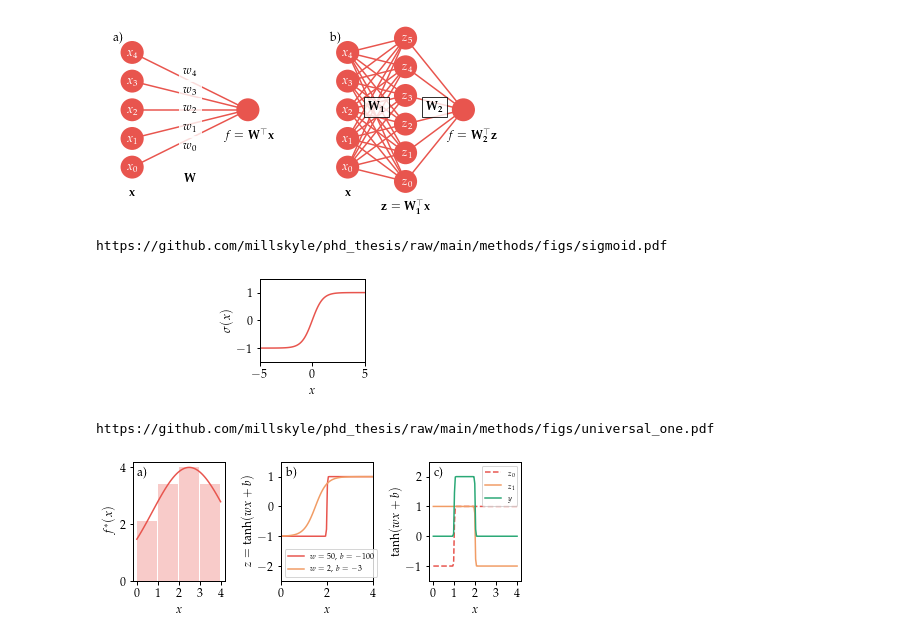
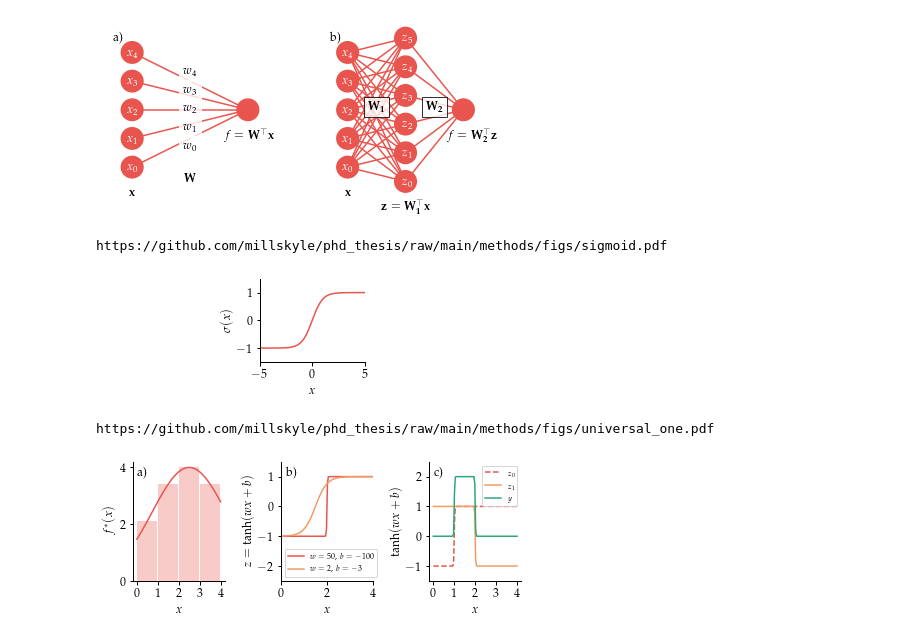
Before and after one commit to millskyle/phd_thesis, a Jupyter notebook: methods/methods_figures.ipynb, the cells around one changed output. Saved outputs shown, nothing was run; the diff lists cells and outputs as text; code cells hidden in the pictures.

```diff
--- a/methods/methods_figures.ipynb
+++ b/methods/methods_figures.ipynb
@@ -85,8 +61,7 @@ for a in ax:
     a.set_yticks([])
     a.set_xlim([-0.25,1.25])
     a.set_ylim([-0.35,1.2])
-    a.spines['right'].set_visible(False)
-    a.spines['top'].set_visible(False)
+    spineless(a)
 
 publish_figure("example_functions.pdf")
 # %% [output]
@@ -168,19 +143,6 @@ publish_figure("intro_neuralnet.pdf")
 https://github.com/millskyle/phd_thesis/raw/main/methods/figs/intro_neuralnet.pdf
 [figure]
 # %%
-#Activation functions
-
-def sigmoid(x):
-    return 1/(1+np.exp(-(x)))
-
-def relu(x):
-    return np.maximum(0,x)
-
-def leaky_relu(x):
-    return np.maximum(0.05*x,x)
-
-def elu(xx, aa):
-    return [aa*(np.exp(x)-1) if x < 0 else x for x in xx]
 
 
 x = np.linspace(-5,5,100)
@@ -199,11 +161,12 @@ axs[1].set_yticks([-1,0,1])
 axs[1].set_xticks([-5,0,5])
 axs[1].set_xlabel("$x$")
 axs[1].set_ylabel("$\sigma(x)$")
+spineless(axs[1])
 
 publish_figure("sigmoid.pdf")
 # %% [output]
 https://github.com/millskyle/phd_thesis/raw/main/methods/figs/sigmoid.pdf
-[figure, old version]
+[figure, new version]
 # %%
 fig, ax = triple_wide()
 
@@ -214,31 +177,32 @@ def f(x):
 x = np.linspace(0, 4, num=100)
 y = f(x)
 ax[0].plot(x,y)
 ax[0].set_xticks([0, 1, 2, 3, 4])
 ax[0].bar(np.arange(4)+0.5, f(np.arange(4)+0.5), width=0.95, alpha=0.3)
 ax[0].set_ylabel("$f^{*}(x)$")
 
 ax[1].plot(x, np.tanh(50*x-100), label="$w=50,\ b=-100$")
 ax[1].plot(x, np.tanh(2*x-3), label="$w=2,\ b=-3$")
 ax[1].set_xlim([0,4])
 ax[1].set_ylim([-2.5,1.5])
 ax[1].legend(fontsize=8)
 ax[1].set_ylabel("$z=\\tanh(wx+b)$")
 
 
 ax[2].plot(x, np.tanh(50*x-50), '--', label='$z_0$')
 ax[2].plot(x, np.tanh(-50*x+100), '-', label='$z_1$')
 ax[2].plot(x, np.tanh(50*x-50) + np.tanh(-50*x+100), alpha=1.0, label='$y$')
 ax[2].legend(fontsize=8)
 ax[2].set_ylim([-1.5,2.5])
 ax[2].set_xticks([0,1,2,3,4])
 ax[2].set_ylabel("$\\tanh(wx+b)$")
 
 
 for a in ax:
     a.set_xlabel("$x$")
+    spineless(a)
 
 publish_figure("universal_one.pdf")
 # %% [output]
 https://github.com/millskyle/phd_thesis/raw/main/methods/figs/universal_one.pdf
-[figure, old version]
+[figure, new version]
```
Also changed, not shown: parts of 17 cells of this notebook, 1 other file.
